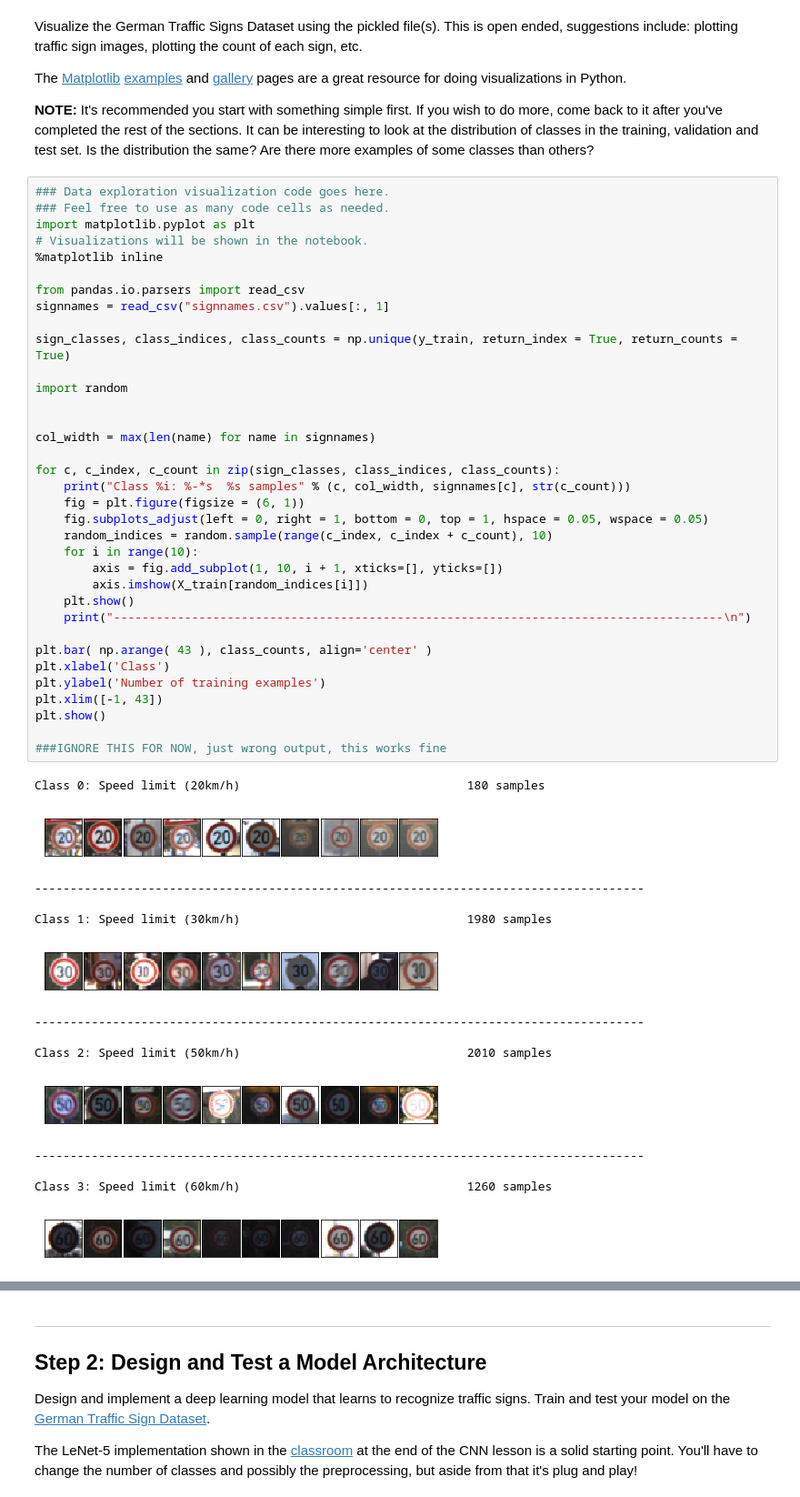
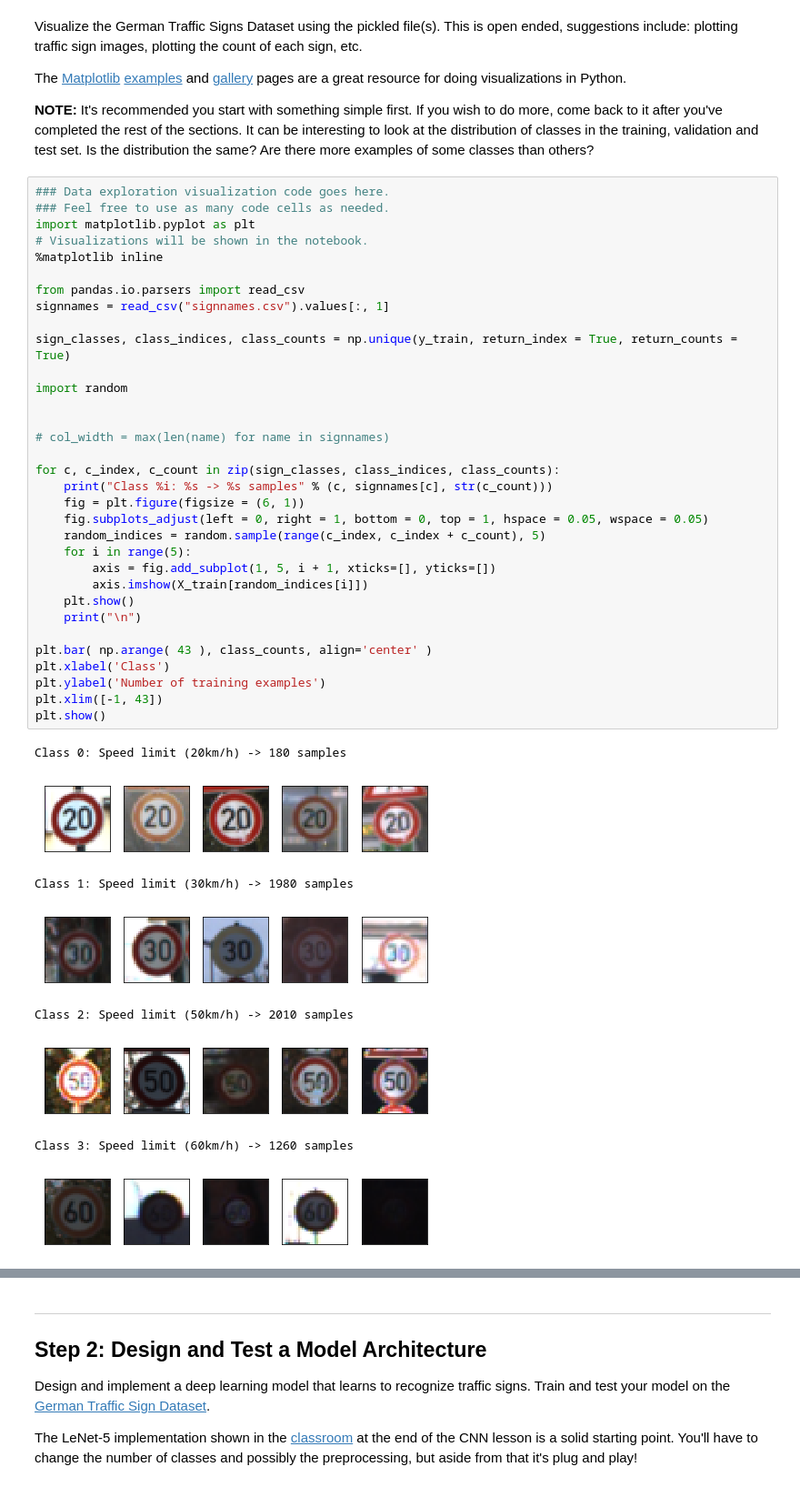
Before and after one commit to HarryPahwa/ClassifyingTrafficSigns, a Jupyter notebook: Traffic_Sign_Classifier.ipynb, the cells around one changed output, grey strips where cells are left out. Shown at 91% size. Cells and saved outputs as stored; diff of their text form.

```diff
--- a/Traffic_Sign_Classifier.ipynb
+++ b/Traffic_Sign_Classifier.ipynb
@@ -102,50 +102,42 @@ The [Matplotlib](http://matplotlib.org/) [examples](http://matplotlib.org/exampl
 # %%
 ### Data exploration visualization code goes here.
 ### Feel free to use as many code cells as needed.
 import matplotlib.pyplot as plt
 # Visualizations will be shown in the notebook.
 %matplotlib inline
 
 from pandas.io.parsers import read_csv
 signnames = read_csv("signnames.csv").values[:, 1]
 
 sign_classes, class_indices, class_counts = np.unique(y_train, return_index = True, return_counts = True)
 
 import random
 
 
-col_width = max(len(name) for name in signnames)
+# col_width = max(len(name) for name in signnames)
 
 for c, c_index, c_count in zip(sign_classes, class_indices, class_counts):
-    print("Class %i: %-*s  %s samples" % (c, col_width, signnames[c], str(c_count)))
+    print("Class %i: %s -> %s samples" % (c, signnames[c], str(c_count)))
     fig = plt.figure(figsize = (6, 1))
     fig.subplots_adjust(left = 0, right = 1, bottom = 0, top = 1, hspace = 0.05, wspace = 0.05)
-    random_indices = random.sample(range(c_index, c_index + c_count), 10)
-    for i in range(10):
-        axis = fig.add_subplot(1, 10, i + 1, xticks=[], yticks=[])
+    random_indices = random.sample(range(c_index, c_index + c_count), 5)
+    for i in range(5):
+        axis = fig.add_subplot(1, 5, i + 1, xticks=[], yticks=[])
         axis.imshow(X_train[random_indices[i]])
     plt.show()
-    print("--------------------------------------------------------------------------------------\n")
+    print("\n")
 
 plt.bar( np.arange( 43 ), class_counts, align='center' )
 plt.xlabel('Class')
 plt.ylabel('Number of training examples')
 plt.xlim([-1, 43])
 plt.show()
-
-###IGNORE THIS FOR NOW, just wrong output, this works fine
 # %% [output]
-Class 0: Speed limit (20km/h)                                180 samples
+Class 0: Speed limit (20km/h) -> 180 samples
-[figure, old version]
+[figure, new version]
---------------------------------------------------------------------------------------
-
-Class 1: Speed limit (30km/h)                                1980 samples
+Class 1: Speed limit (30km/h) -> 1980 samples
-[figure, old version]
+[figure, new version]
---------------------------------------------------------------------------------------
-
-Class 2: Speed limit (50km/h)                                2010 samples
+Class 2: Speed limit (50km/h) -> 2010 samples
-[figure, old version]
+[figure, new version]
---------------------------------------------------------------------------------------
-
-Class 3: Speed limit (60km/h)                                1260 samples
+Class 3: Speed limit (60km/h) -> 1260 samples
-[figure, old version]
+[figure, new version]
```
Also changed, not shown: parts of 33 cells of this notebook, 9 other files.
